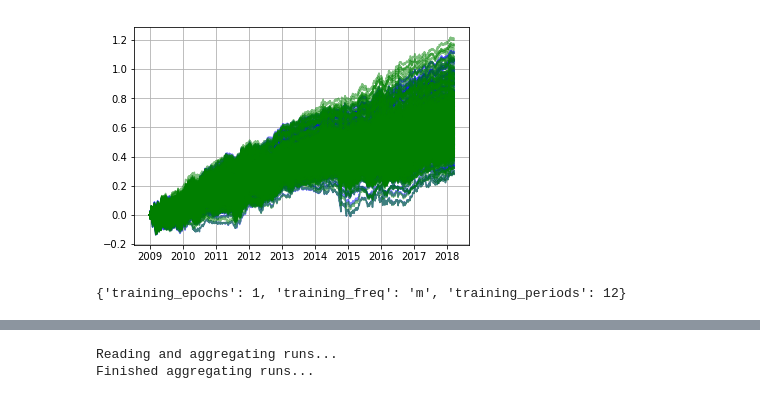
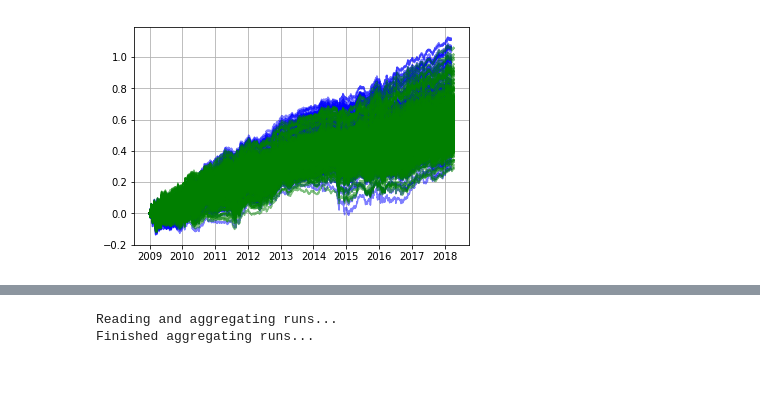
Before and after one commit to ryanoley/ram, a Jupyter notebook: examples/StatArb analysis.ipynb, the cells around one changed output, grey strips where cells are left out. Saved outputs shown, nothing was run; the diff lists cells and outputs as text; code cells hidden in the pictures.

```diff
--- a/examples/StatArb analysis.ipynb
+++ b/examples/StatArb analysis.ipynb
@@ -28,19 +34,15 @@ print(RunManager.get_run_names('StatArbStrategy'))
 # %%
 rm1 = RunManager('StatArbStrategy', 'run_0069', 2009, test_periods=0)
-rm2 = RunManager('StatArbStrategy', 'run_0070', 2009, test_periods=0)
+rm2 = RunManager('StatArbStrategy', 'run_0078', 2009, test_periods=0)
 
 rm1.import_return_frame()
 rm2.import_return_frame()
 
 plt.figure()
 plt.plot(rm1.returns.cumsum(), 'b', alpha=.5)
 plt.plot(rm2.returns.cumsum(), 'g', alpha=.5)
 
 plt.grid()
 plt.show()
 # %% [output]
-[figure, old version]
+[figure, new version]
-# %%
-comb1.params
-# %% [output]
-{'training_epochs': 1, 'training_freq': 'm', 'training_periods': 12}
```
Also changed, not shown: parts of 3 cells of this notebook, 1 other file.
